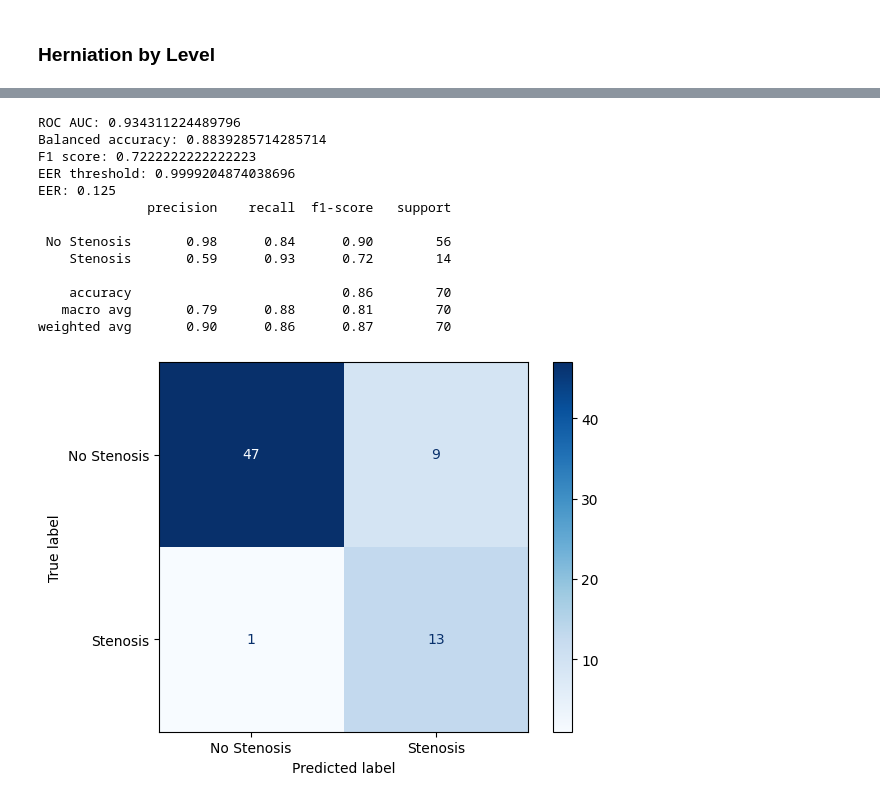
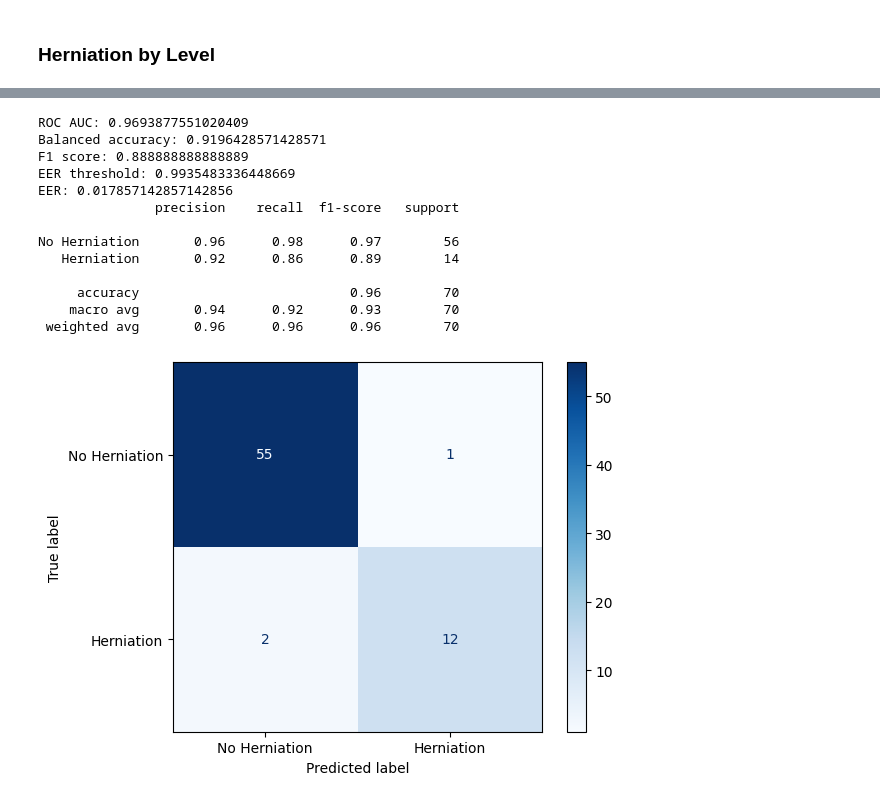
Before and after one commit to robinyjpark/AutoLabelClassifier, a Jupyter notebook: notebooks/compare_llm_results_cln.ipynb, the cells around one changed output, grey strips where cells are left out. Saved outputs shown, nothing was run; the diff lists cells and outputs as text; code cells hidden in the pictures.

Commit message:
Add new conditions

```diff
--- a/notebooks/compare_llm_results_cln.ipynb
+++ b/notebooks/compare_llm_results_cln.ipynb
@@ -171,8 +181,6 @@ def eval_level(data, level, threshold=None):
 
     label_path = '/work/robinpark/AutoLabelClassifier/data/report_labels/april2024/summary-query/base-base'
     root_path = '/work/robinpark/AutoLabelClassifier'
-
-    display_labels = ['No Stenosis','Stenosis']
 
     level_rp = level.replace('-','')
 
@@ -181,7 +189,9 @@ def eval_level(data, level, threshold=None):
         df_newlabels = pd.read_csv(f'{root_path}/data/osclmric_reports/OSCLMRIC_reports_stenosis_by_ivd.csv')
         df_results = df_level.merge(df_newlabels, left_on='report_no_hist', right_on='Report', how='left')
         condition='stenosis'
+        display_labels = ['No Stenosis','Stenosis']
     elif data.find('cauda_equina') > -1:
+        display_labels = ['No Cauda Equina','Cauda Equina']
         df_level = pd.read_csv(f'{label_path}/llama3_base_2step_{data}{level_rp}_new_template_yesno_scores_have_spec_summary_prompt.csv')
         condition='cauda_equina'
         if data.find('cauda_equina_train') > -1:
@@ -189,7 +199,18 @@ def eval_level(data, level, threshold=None):
         elif data.find('cauda_equina_test') > -1:
             df_newlabels = pd.read_csv(f'{root_path}/data/osclmric_reports/manually_labeled_cauda_equina_test.csv')
         df_results = df_level.merge(df_newlabels, left_on='report_no_hist', right_on='report', how='left')
+    elif data.find('spon') > -1:
+        display_labels = ['No Spon','Spondylolisthesis']
+        df_level = pd.read_csv(f'{label_path}/llama3_base_2step_{data}{level_rp}_new_template_yesno_scores_have_spec_summary_prompt.csv')
+        condition='spon'
+        if data.find('spon_train') > -1:
+            df_newlabels = pd.read_csv(f'{root_path}/data/osclmric_reports/manually_labeled_spon_train.csv')
+        elif data.find('spon_test') > -1:
+            df_newlabels = pd.read_csv(f'{root_path}/data/osclmric_reports/manually_labeled_spon_test.csv')
+        df_results = df_level.merge(df_newlabels, left_on='report_no_hist', right_on='report', how='left')
+        df_results = df_results.loc[df_results[level]>-1]
     elif data.find('herniation') > -1:
+        display_labels = ['No Herniation','Herniation']
         df_level = pd.read_csv(f'{label_path}/llama3_base_2step_{data}{level_rp}_new_template_yesno_scores_have_spec_summary_prompt.csv')
         condition='herniation'
         if data.find('herniation_train') > -1:
@@ -239,7 +260,7 @@ def eval_level(data, level, threshold=None):
     disp.plot(cmap=plt.cm.Blues)
     plt.show()
 
-    if (data.find('TRAIN') > -1) | (data.find('cauda_equina_test') > -1) | (data.find('herniation_test') > -1):
+    if (data.find('TRAIN') > -1) | (data.find('cauda_equina_test') > -1) | (data.find('herniation_test') > -1) | (data.find('spon_test') > -1):
         li_level_results.append(
             {'condition': condition,
             'level': level,
@@ -1611,20 +1879,20 @@ weighted avg       0.89      0.60      0.66        68
 # %%
-llama_base_2step_hern_l4l5_test = eval_level('herniation_test', 'L4-L5', threshold=0.9998561143875122)
+llama_base_2step_hern_l4l5_test = eval_level('herniation_test', 'L4-L5', threshold=0.9944387674331665)
 # %% [output]
-ROC AUC: 0.934311224489796
-Balanced accuracy: 0.8839285714285714
-F1 score: 0.7222222222222223
-EER threshold: 0.9999204874038696
-EER: 0.125
-              precision    recall  f1-score   support
+ROC AUC: 0.9693877551020409
+Balanced accuracy: 0.9196428571428571
+F1 score: 0.888888888888889
+EER threshold: 0.9935483336448669
+EER: 0.017857142857142856
+               precision    recall  f1-score   support
 
- No Stenosis       0.98      0.84      0.90        56
-    Stenosis       0.59      0.93      0.72        14
+No Herniation       0.96      0.98      0.97        56
+   Herniation       0.92      0.86      0.89        14
 
-    accuracy                           0.86        70
-   macro avg       0.79      0.88      0.81        70
-weighted avg       0.90      0.86      0.87        70
+     accuracy                           0.96        70
+    macro avg       0.94      0.92      0.93        70
+ weighted avg       0.96      0.96      0.96        70
-[figure, old version]
+[figure, new version]
 # %%
 llama_base_2step_hern_l5s1_train = eval_level('herniation_train', 'L5-S1', threshold=None)
 # %% [output]
```
Also changed, not shown: parts of 52 cells of this notebook, 18 other files.
